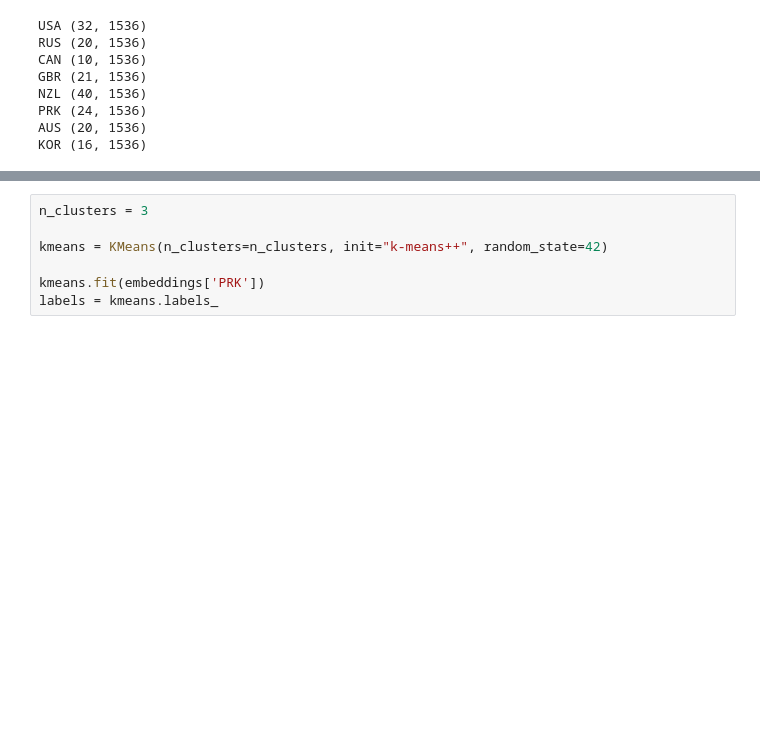
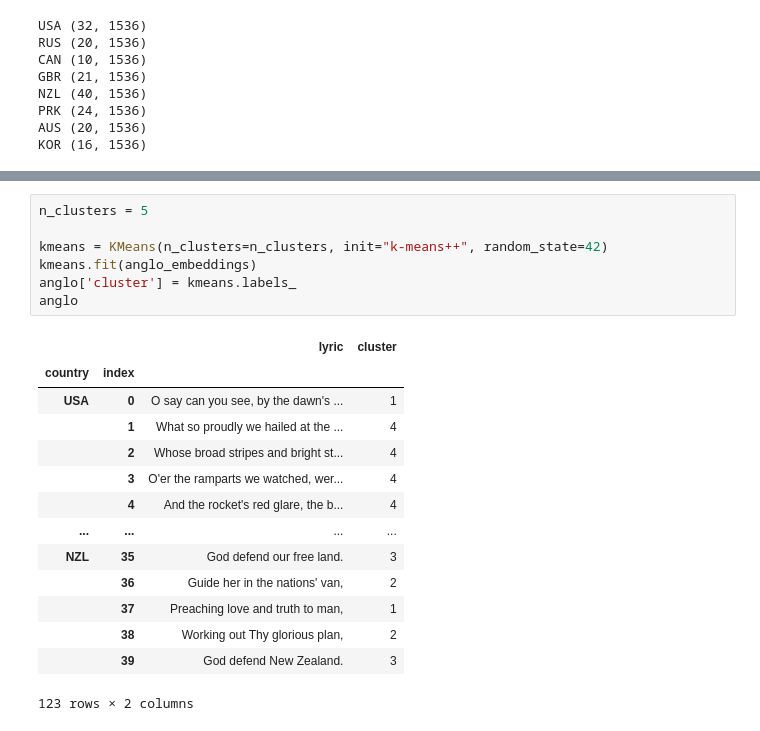
Before and after one commit to kebuhcah/openai-notebooks, a Jupyter notebook: anthem-embeddings.ipynb, the cells around one changed output, grey strips where cells are left out. Drawn from its saved outputs; the diff is of its cells as text; blank space fills up the shorter version.

```diff
--- a/anthem-embeddings.ipynb
+++ b/anthem-embeddings.ipynb
@@ -100,7 +111,22 @@ KOR (16, 1536)
 # %%
-n_clusters = 3
+n_clusters = 5
 
 kmeans = KMeans(n_clusters=n_clusters, init="k-means++", random_state=42)
-
-kmeans.fit(embeddings['PRK'])
-labels = kmeans.labels_
+kmeans.fit(anglo_embeddings)
+anglo['cluster'] = kmeans.labels_
+anglo
+# %% [output]
+|  |  | lyric | cluster |
+| country | index |  |  |
+| USA | 0 | O say can you see, by the dawn's ... | 1 |
+|  | 1 | What so proudly we hailed at the ... | 4 |
+|  | 2 | Whose broad stripes and bright st... | 4 |
+|  | 3 | O'er the ramparts we watched, wer... | 4 |
+|  | 4 | And the rocket's red glare, the b... | 4 |
+| ... | ... | ... | ... |
+| NZL | 35 | God defend our free land. | 3 |
+|  | 36 | Guide her in the nations' van, | 2 |
+|  | 37 | Preaching love and truth to man, | 1 |
+|  | 38 | Working out Thy glorious plan, | 2 |
+|  | 39 | God defend New Zealand. | 3 |
+123 rows × 2 columns
```
Also changed, not shown: parts of 7 cells of this notebook.
